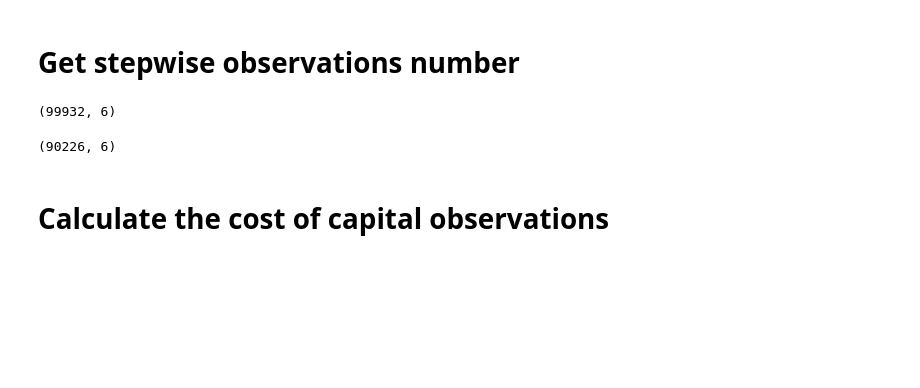
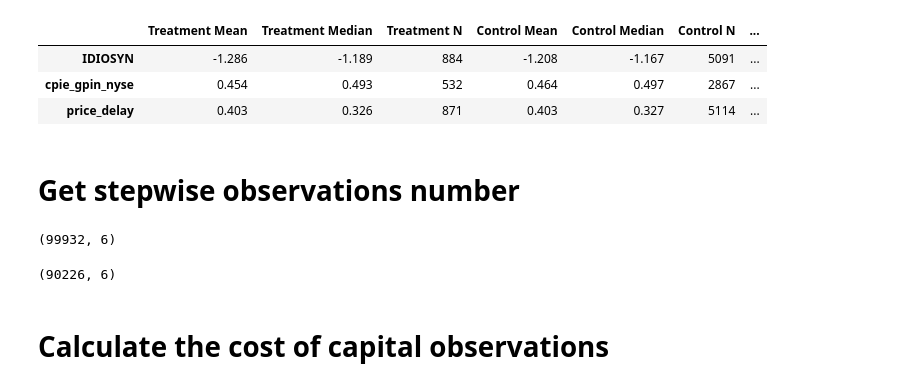
Before and after one commit to wangyouan/STOCKAct, a Jupyter notebook: Notebook/GetSummaryStatistics.ipynb, the cells around one changed output. Saved outputs shown, nothing was run; the diff lists cells and outputs as text; code cells hidden in the pictures; blank space fills up the shorter version.

```diff
--- a/Notebook/GetSummaryStatistics.ipynb
+++ b/Notebook/GetSummaryStatistics.ipynb
@@ -123,6 +124,13 @@ ret_w                                0.003   (0.898)
 turnover_w                          -0.013   (-2.85)          ***
 StkVol_w                            -0.002   (-4.32)          ***
 price_delay                          0.001   (0.074)
+# %%
+results_after_2012.loc[['IDIOSYN', 'cpie_gpin_nyse', 'price_delay']]
+# %% [output]
+|  | Treatment Mean | Treatment Median | Treatment N | Control Mean | Control Median | Control N | ... |
+| IDIOSYN | -1.286 | -1.189 | 884 | -1.208 | -1.167 | 5091 | ... |
+| cpie_gpin_nyse | 0.454 | 0.493 | 532 | 0.464 | 0.497 | 2867 | ... |
+| price_delay | 0.403 | 0.326 | 871 | 0.403 | 0.327 | 5114 | ... |
 # %%
 results_after_2012.to_excel(os.path.join(const.REGRESSION_RESULT_PATH, '20250416', 'T2PB TvC after 2012.xlsx'))
 # %% [markdown]
```
Also changed, not shown: parts of 5 cells of this notebook, 1 other file.
